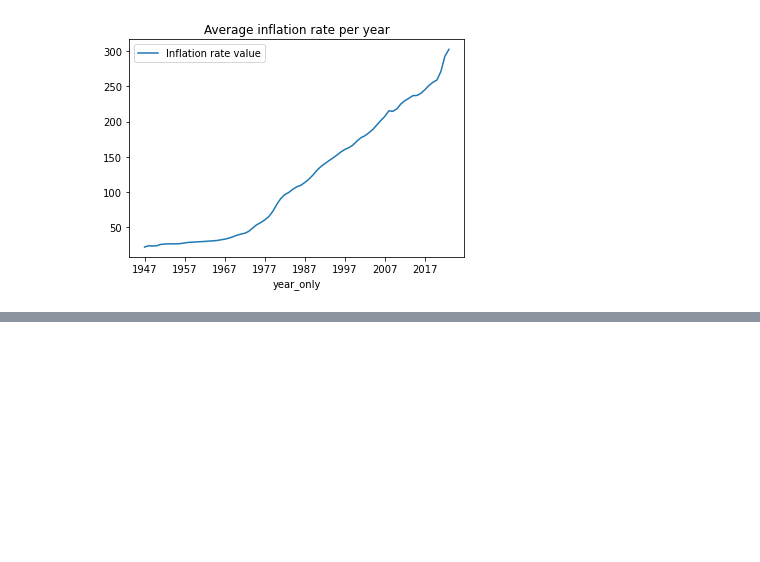
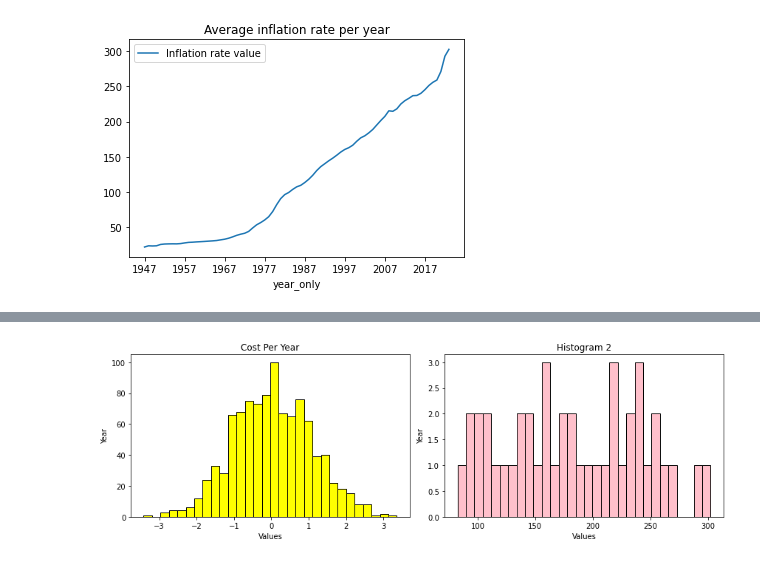
Before and after one commit to mstegmuller/Capstone-Project-, a Jupyter notebook: Capstone Project/Capstone_Project_Data_Wrangling.ipynb, the cells around one changed output, grey strips where cells are left out. Cells and saved outputs as stored; diff of their text form; code cells hidden in the pictures; blank space fills up the shorter version.

```diff
--- a/Capstone Project/Capstone_Project_Data_Wrangling.ipynb
+++ b/Capstone Project/Capstone_Project_Data_Wrangling.ipynb
@@ -723,0 +780,26 @@ inflation_rate_per_year.plot(x= "year_only", y = "Inflation rate value", title=
+# %%
+# Generate random data for multiple histograms
+Total_cost_per_year = np.random.randn(1000)
+inflation_rate_per_year = np.random.normal(loc=3, scale=1, size=1000)
+
+# Creating subplots with multiple histograms
+fig, axes = plt.subplots(nrows=1, ncols=2, figsize=(12, 4))
+
+axes[0].hist(Total_cost_per_year, bins=30, color='Yellow', edgecolor='black')
+axes[0].set_title('Cost Per Year')
+
+axes[1].hist(Inflation_rate_vs_total_cost['Inflation rate value'], bins=30, color='Pink', edgecolor='black')
+axes[1].set_title('Histogram 2')
+
+# Adding labels and title
+for ax in axes:
+    ax.set_xlabel('Values')
+    ax.set_ylabel('Year')
+
+# Adjusting layout for better spacing
+plt.tight_layout()
+
+# Display the figure
+plt.show()
+# %% [output]
+[figure, added]
```
Also changed, not shown: parts of 13 cells of this notebook, 1 other file.
